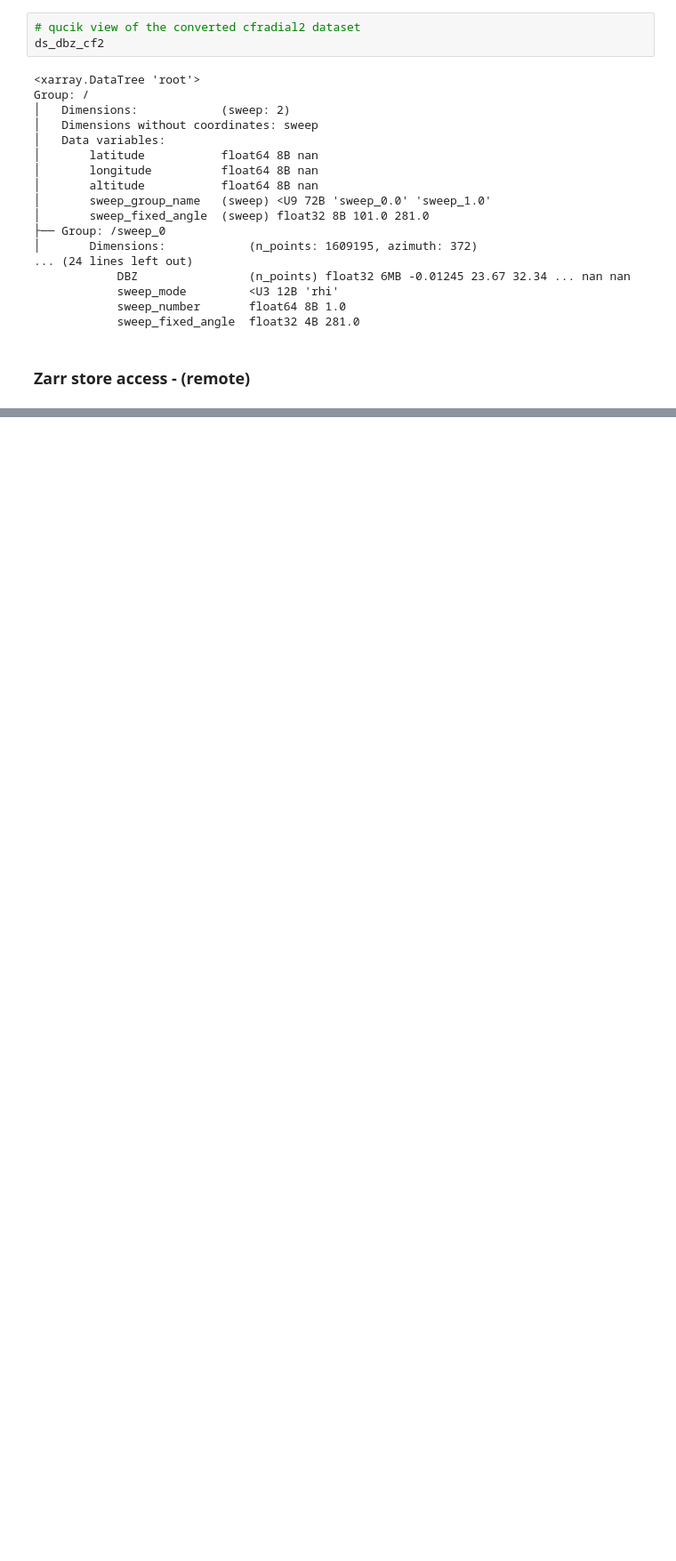
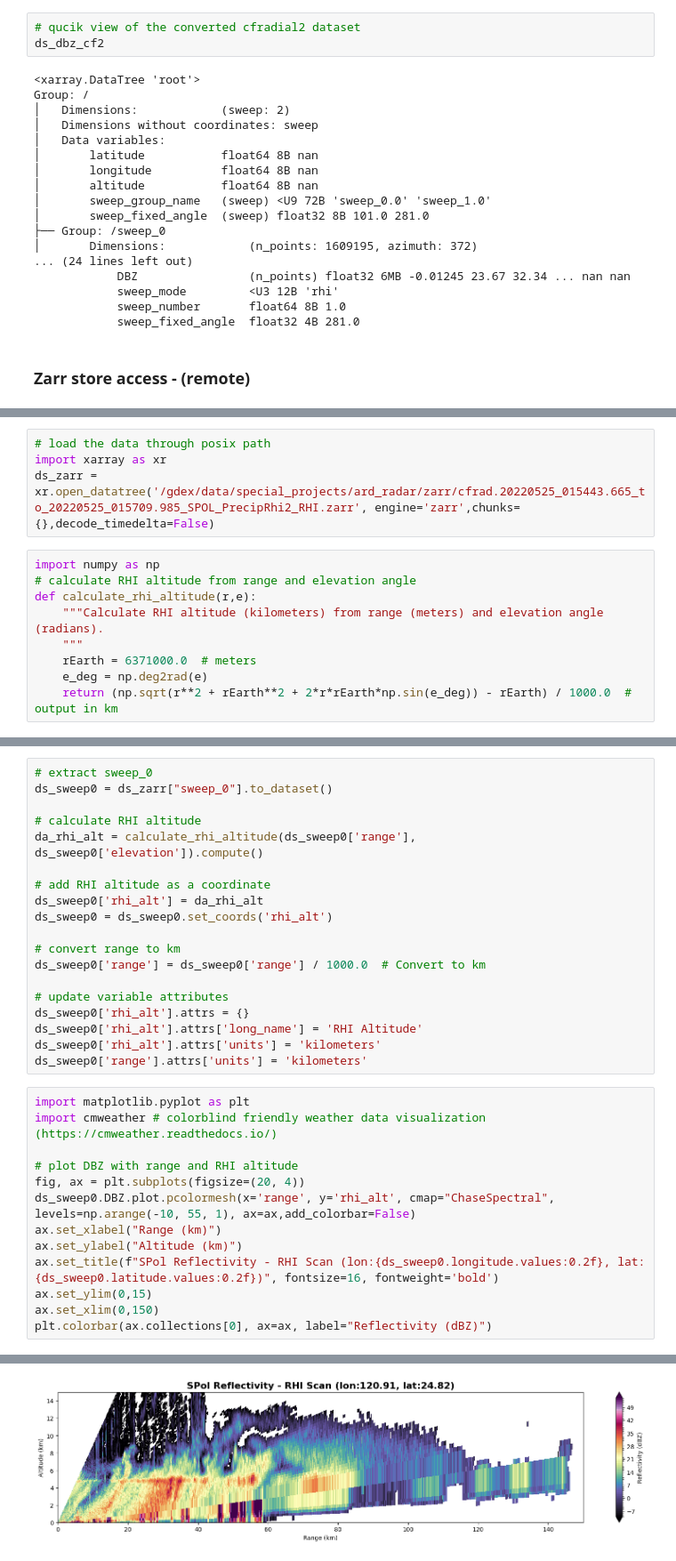
Before and after one commit to chiaweh2/radar_arco, a Jupyter notebook: notebooks/radar_analysis_ready_data.ipynb, the cells around one changed output, grey strips where cells are left out. Shown at 89% size. Saved outputs shown, nothing was run; the diff lists cells and outputs as text; blank space fills up the shorter version.

Commit message:
add SUR example and RHI plot

```diff
--- a/notebooks/radar_analysis_ready_data.ipynb
+++ b/notebooks/radar_analysis_ready_data.ipynb
@@ -196,0 +223,13 @@ array([[ -5.271475,  19.810951,  30.773703, ...,        nan,        nan,
+# %%
+# load the data through posix path
+import xarray as xr
+ds_zarr = xr.open_datatree('/gdex/data/special_projects/ard_radar/zarr/cfrad.20220525_015443.665_to_20220525_015709.985_SPOL_PrecipRhi2_RHI.zarr', engine='zarr',chunks={},decode_timedelta=False)
+# %%
+import numpy as np
+# calculate RHI altitude from range and elevation angle
+def calculate_rhi_altitude(r,e):
+    """Calculate RHI altitude (kilometers) from range (meters) and elevation angle (radians).
+    """
+    rEarth = 6371000.0  # meters
+    e_deg = np.deg2rad(e)
+    return (np.sqrt(r**2 + rEarth**2 + 2*r*rEarth*np.sin(e_deg)) - rEarth) / 1000.0  # output in km
@@ -196,0 +239,33 @@ array([[ -5.271475,  19.810951,  30.773703, ...,        nan,        nan,
+# %%
+# extract sweep_0
+ds_sweep0 = ds_zarr["sweep_0"].to_dataset()
+
+# calculate RHI altitude
+da_rhi_alt = calculate_rhi_altitude(ds_sweep0['range'], ds_sweep0['elevation']).compute()
+
+# add RHI altitude as a coordinate
+ds_sweep0['rhi_alt'] = da_rhi_alt
+ds_sweep0 = ds_sweep0.set_coords('rhi_alt')
+
+# convert range to km
+ds_sweep0['range'] = ds_sweep0['range'] / 1000.0  # Convert to km
+
+# update variable attributes
+ds_sweep0['rhi_alt'].attrs = {}
+ds_sweep0['rhi_alt'].attrs['long_name'] = 'RHI Altitude'
+ds_sweep0['rhi_alt'].attrs['units'] = 'kilometers'
+ds_sweep0['range'].attrs['units'] = 'kilometers'
+# %%
+import matplotlib.pyplot as plt
+import cmweather # colorblind friendly weather data visualization (https://cmweather.readthedocs.io/)
+
+# plot DBZ with range and RHI altitude
+fig, ax = plt.subplots(figsize=(20, 4))
+ds_sweep0.DBZ.plot.pcolormesh(x='range', y='rhi_alt', cmap="ChaseSpectral", levels=np.arange(-10, 55, 1), ax=ax,add_colorbar=False)
+ax.set_xlabel("Range (km)")
+ax.set_ylabel("Altitude (km)")
+ax.set_title(f"SPol Reflectivity - RHI Scan (lon:{ds_sweep0.longitude.values:0.2f}, lat:{ds_sweep0.latitude.values:0.2f})", fontsize=16, fontweight='bold')
+ax.set_ylim(0,15)
+ax.set_xlim(0,150)
+plt.colorbar(ax.collections[0], ax=ax, label="Reflectivity (dBZ)")
+# %% [output]
@@ -196,0 +273 @@ array([[ -5.271475,  19.810951,  30.773703, ...,        nan,        nan,
+[figure, added]
```
Also changed, not shown: parts of 8 cells of this notebook.
